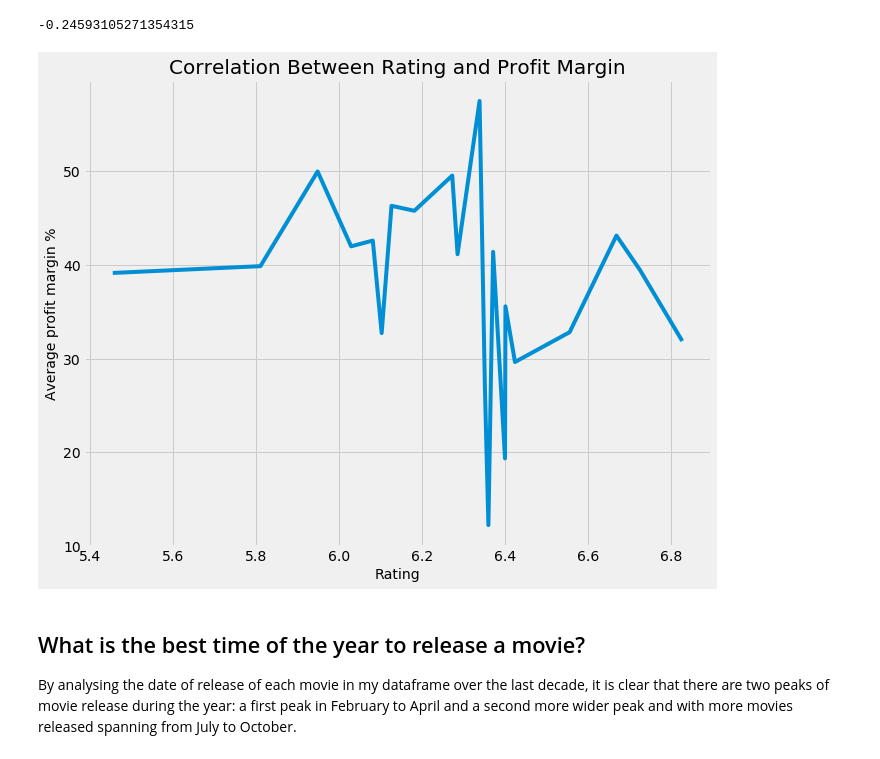
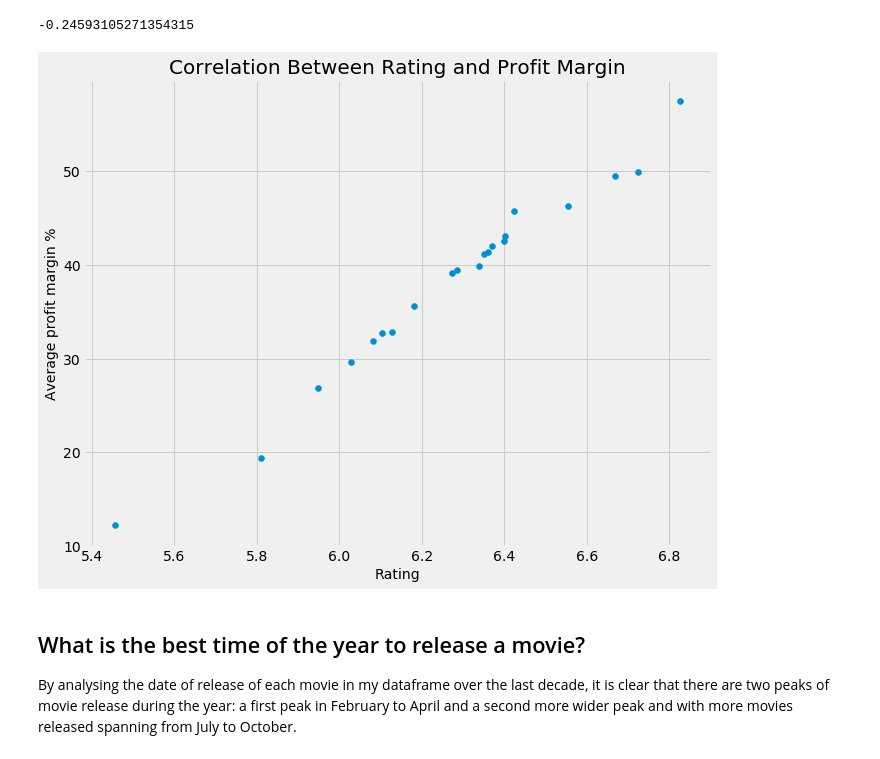
Before and after one commit to dendar/Movie-Trends-Analysis, a Jupyter notebook: data_modeling.ipynb, the cells around one changed output. Cells and saved outputs as stored; diff of their text form; code cells hidden in the pictures.

```diff
--- a/data_modeling.ipynb
+++ b/data_modeling.ipynb
@@ -417,12 +417,12 @@ correlation
 -0.24593105271354315
 # %%
 plt.figure(figsize = (10, 8))
-sns.lineplot(rating_mean, margin_mean)
+plt.scatter(rating_mean, margin_mean)
 plt.title("Correlation Between Rating and Profit Margin", fontsize = 20)
 plt.xlabel("Rating", fontsize=14)
 plt.ylabel("Average profit margin %", fontsize=14);
 # %% [output]
-[figure, old version]
+[figure, new version]
 # %% [markdown]
 ## <a id ="d"> What is the best time of the year to release a movie?</a>
 
```
Also changed, not shown: parts of 2 cells of this notebook, 13 other files.
